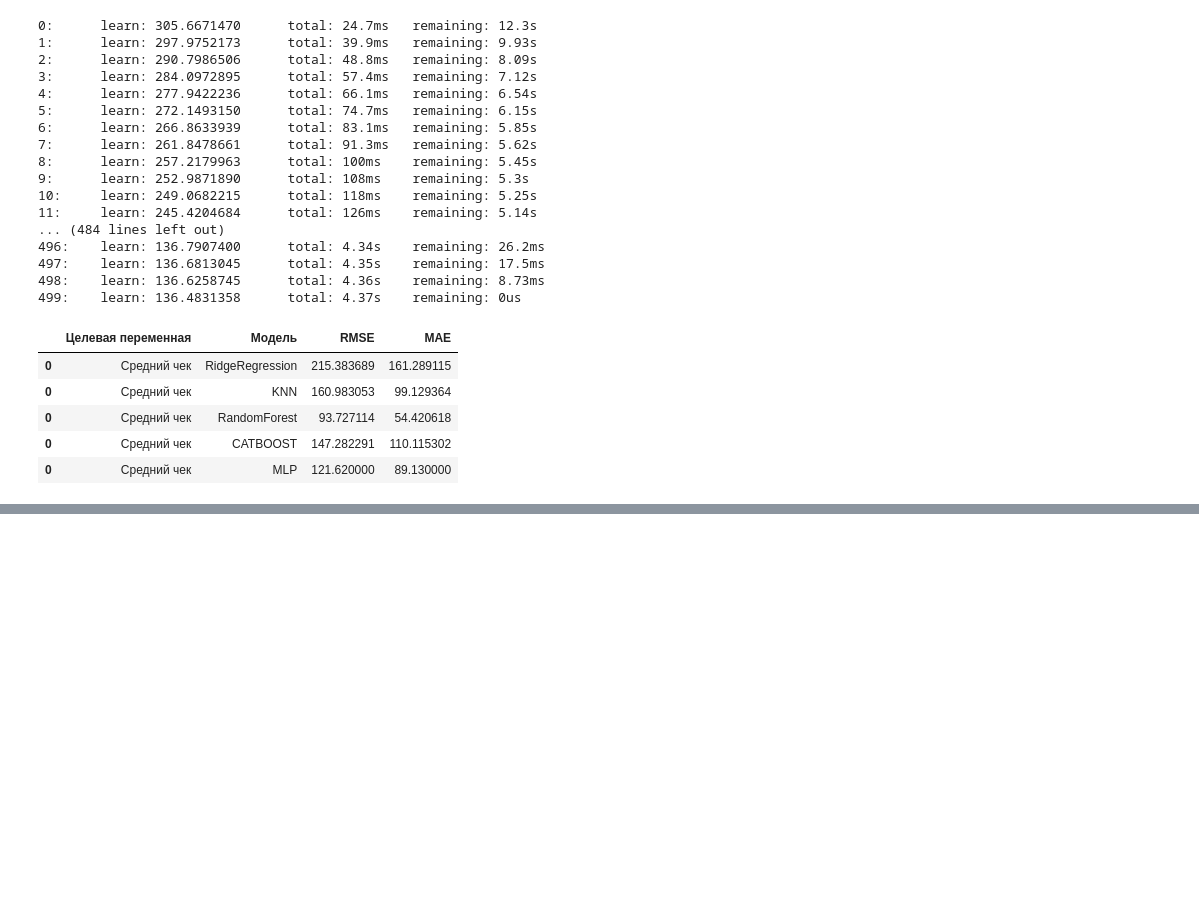
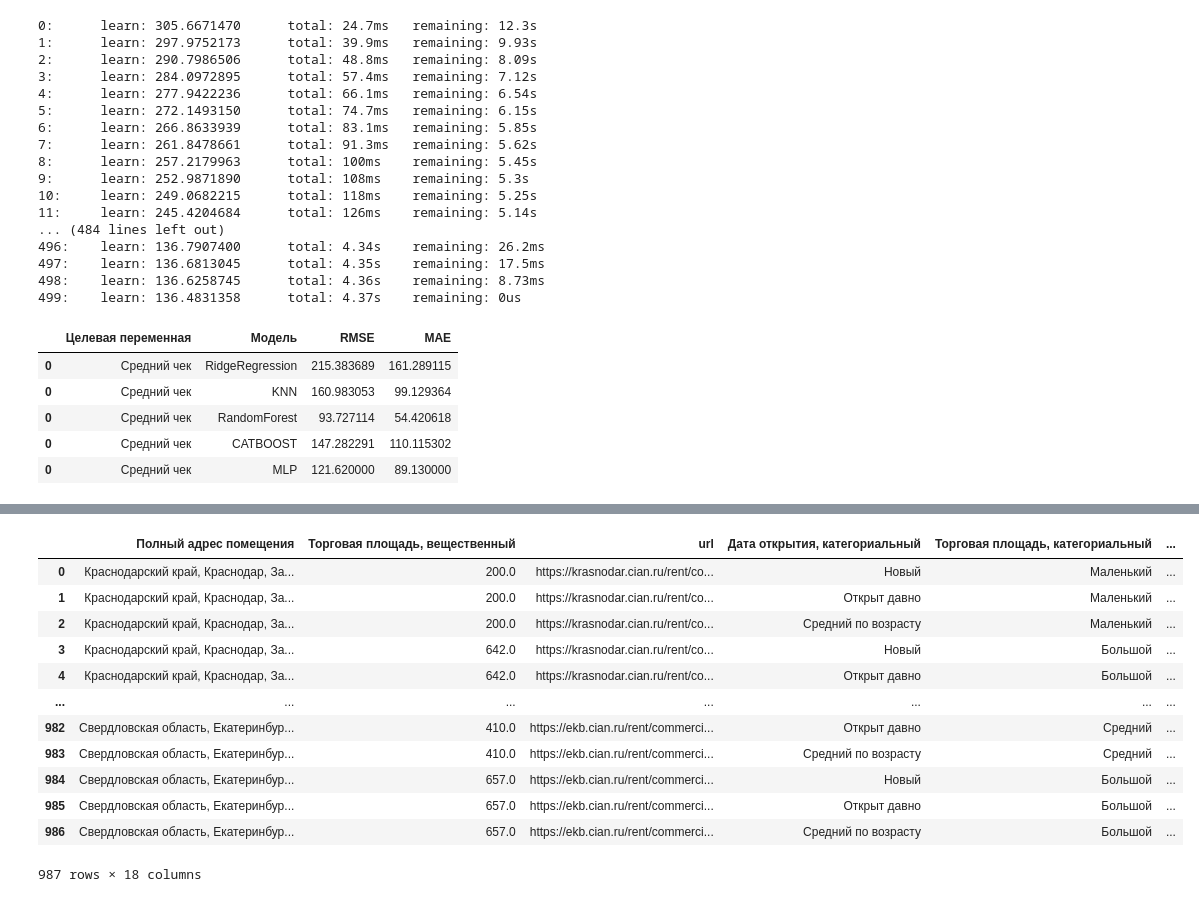
Before and after one commit to Peter-korn/Group-project-ML, a Jupyter notebook: ML/models_compare.ipynb, the cells around one changed output, grey strips where cells are left out. Cells and saved outputs as stored; diff of their text form; code cells hidden in the pictures; blank space fills up the shorter version.

Commit message:
Make predictions and get final df's

```diff
--- a/ML/models_compare.ipynb
+++ b/ML/models_compare.ipynb
@@ -229,0 +232,27 @@ fig.show()
+# %%
+X_test_traffic = pd.read_csv('../data/df_test_traffic_encoded_scaled.csv')
+X_test_average_bill = pd.read_csv('../data/df_test_average_bill_encoded_scaled.csv')
+# %%
+rf_traffic = RandomForestRegressor(
+        max_depth=60,
+        max_features=0.8,
+        max_samples=1.0,
+        n_estimators=1000,
+        random_state=598
+    )
+rf_average_bill = RandomForestRegressor(
+        max_depth=50,
+        max_features=0.63,
+        max_samples=1.0,
+        n_estimators=1000,
+        random_state=598
+    )
+
+rf_traffic.fit(X_train_traffic, y_train_traffic)
+rf_average_bill.fit(X_train_average_bill, y_train_average_bill)
+
+traffic_predict = rf_traffic.predict(X_test_traffic)
+average_bill_predict = rf_average_bill.predict(X_test_average_bill)
+# %%
+df_test_non_encoded = pd.read_csv('../data/result_test_df.csv')
+df_test_non_encoded.head()
@@ -229,0 +266,5 @@ fig.show()
+# %%
+df_test_non_encoded['Ожидаемый трафик'] = traffic_predict
+df_test_non_encoded['Ожидаемый средний чек'] = average_bill_predict
+df_test_non_encoded['Ожидаемая выручка'] = df_test_non_encoded['Ожидаемый трафик'] * df_test_non_encoded['Ожидаемый средний чек']
+df_test_non_encoded.head()
@@ -229,0 +286,25 @@ fig.show()
+# %%
+groupby_columns = df_test_non_encoded.copy().drop(columns=['Месяц', 'Ожидаемый трафик', 'Ожидаемый средний чек', 'Ожидаемая выручка']).columns.tolist()
+
+expected_revenue_df = df_test_non_encoded.groupby(groupby_columns)[['Ожидаемая выручка']].sum().reset_index()
+
+expected_revenue_df.rename(
+    columns={'Ожидаемая выручка' : 'Ожидаемая годовая выручка магазина'},
+    inplace=True
+)
+
+expected_revenue_df
+# %% [output]
+|  | Полный адрес помещения | Торговая площадь, вещественный | url | Дата открытия, категориальный | Торговая площадь, категориальный | ... |
+| 0 | Краснодарский край, Краснодар, За... | 200.0 | https://krasnodar.cian.ru/rent/co... | Новый | Маленький | ... |
+| 1 | Краснодарский край, Краснодар, За... | 200.0 | https://krasnodar.cian.ru/rent/co... | Открыт давно | Маленький | ... |
+| 2 | Краснодарский край, Краснодар, За... | 200.0 | https://krasnodar.cian.ru/rent/co... | Средний по возрасту | Маленький | ... |
+| 3 | Краснодарский край, Краснодар, За... | 642.0 | https://krasnodar.cian.ru/rent/co... | Новый | Большой | ... |
+| 4 | Краснодарский край, Краснодар, За... | 642.0 | https://krasnodar.cian.ru/rent/co... | Открыт давно | Большой | ... |
+| ... | ... | ... | ... | ... | ... | ... |
+| 982 | Свердловская область, Екатеринбур... | 410.0 | https://ekb.cian.ru/rent/commerci... | Открыт давно | Средний | ... |
+| 983 | Свердловская область, Екатеринбур... | 410.0 | https://ekb.cian.ru/rent/commerci... | Средний по возрасту | Средний | ... |
+| 984 | Свердловская область, Екатеринбур... | 657.0 | https://ekb.cian.ru/rent/commerci... | Новый | Большой | ... |
+| 985 | Свердловская область, Екатеринбур... | 657.0 | https://ekb.cian.ru/rent/commerci... | Открыт давно | Большой | ... |
+| 986 | Свердловская область, Екатеринбур... | 657.0 | https://ekb.cian.ru/rent/commerci... | Средний по возрасту | Большой | ... |
+987 rows × 18 columns
```
Also changed, not shown: parts of 14 cells of this notebook, 4 other files.
